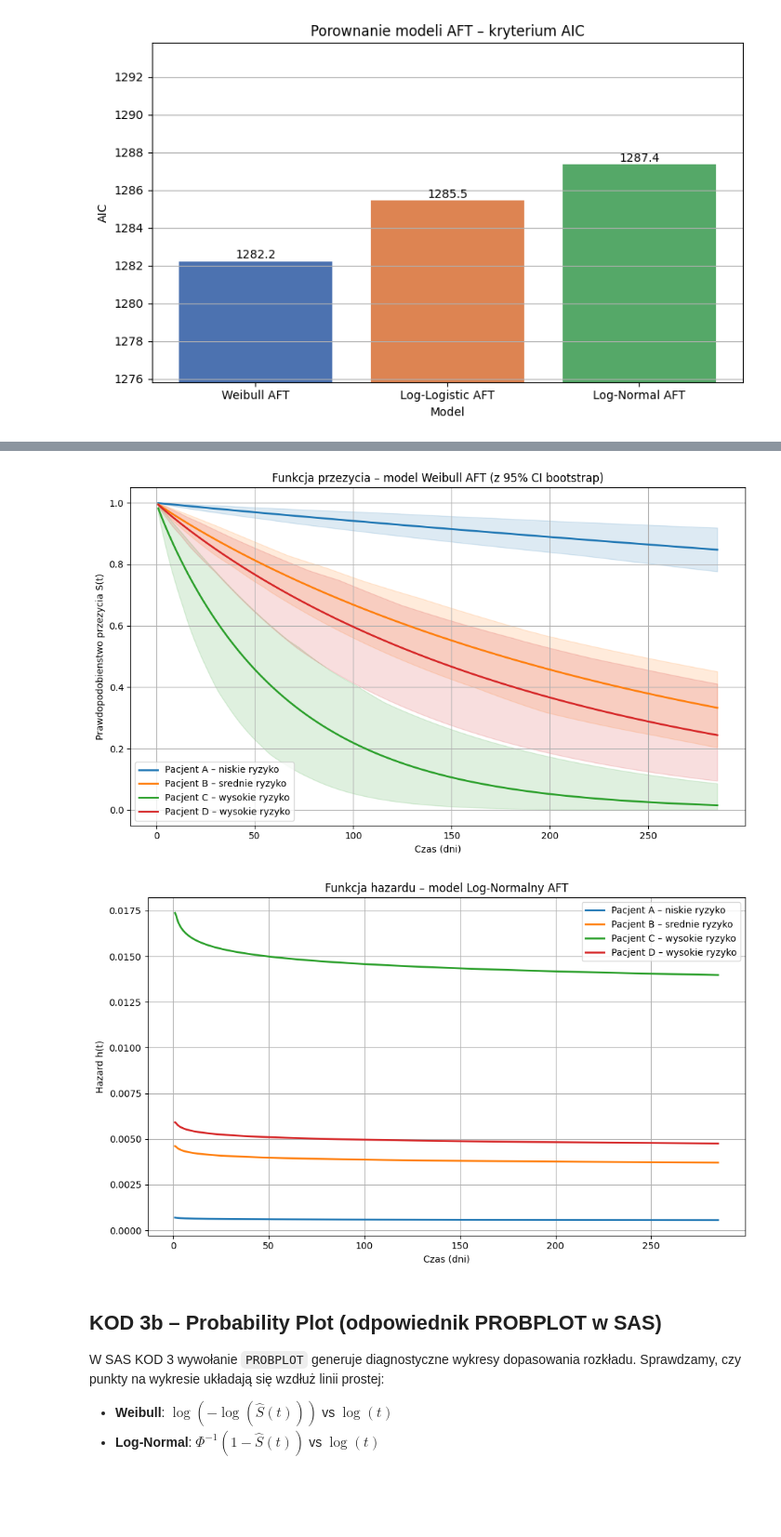
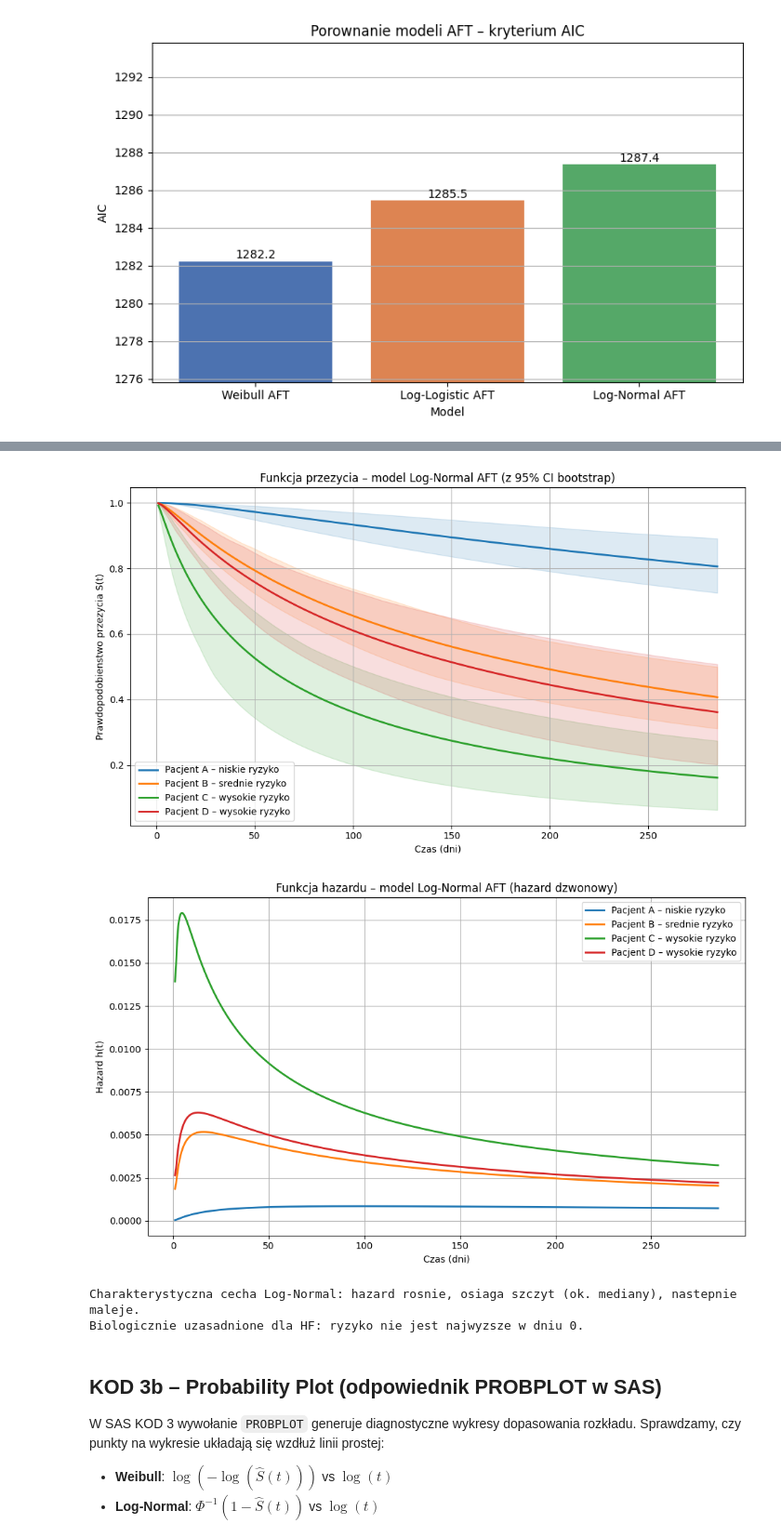
Before and after one commit to Richi9PP/ACT, a Jupyter notebook: Ready_models/hf_analiza_parametryczna.ipynb, the cells around one changed output, grey strips where cells are left out. Shown at 93% size. Cells and saved outputs as stored; diff of their text form; code cells hidden in the pictures; blank space fills up the shorter version.

```diff
--- a/Ready_models/hf_analiza_parametryczna.ipynb
+++ b/Ready_models/hf_analiza_parametryczna.ipynb
@@ -313,32 +323,32 @@ Delta AIC: -5.08  (< 2 => porownywalne dopasowanie)
 # %%
-# Profile pacjentow (zmienne modelu zredukowanego Weibull AFT)
-# Zmienne w modelu finalnym: age, creatinine_phosphokinase,
-#   ejection_fraction, serum_creatinine, anaemia, high_blood_pressure
+# Profile pacjentow (zmienne modelu zredukowanego Log-Normal AFT)
+# Zmienne w modelu finalnym: age, ejection_fraction, serum_creatinine,
+#   serum_sodium, anaemia, high_blood_pressure
 profiles = pd.DataFrame({
-    'anaemia':                  [0,   1,   0,   1],
-    'high_blood_pressure':      [0,   0,   1,   1],
-    'age':                      [55,  65,  75,  55],
-    'creatinine_phosphokinase': [250, 500, 1000, 750],
-    'ejection_fraction':        [45,  30,  20,  25],
-    'serum_creatinine':         [1.0, 1.5, 2.0, 1.2],
+    'anaemia':              [0,    1,    0,    1],
+    'high_blood_pressure':  [0,    0,    1,    1],
+    'age':                  [55,   65,   75,   55],
+    'ejection_fraction':    [45,   30,   20,   25],
+    'serum_creatinine':     [1.0,  1.5,  2.0,  1.2],
+    'serum_sodium':         [138,  136,  134,  135],
 })
 labels = [
-    'Pacjent A \u2013 niskie ryzyko',
-    'Pacjent B \u2013 srednie ryzyko',
-    'Pacjent C \u2013 wysokie ryzyko',
-    'Pacjent D \u2013 wysokie ryzyko'
+    'Pacjent A – niskie ryzyko',
+    'Pacjent B – srednie ryzyko',
+    'Pacjent C – wysokie ryzyko',
+    'Pacjent D – wysokie ryzyko'
 ]
 
 t_grid = np.linspace(1, df['time'].max(), 300)
 colors = ['#1f77b4', '#ff7f0e', '#2ca02c', '#d62728']
 
-# ── Bootstrap 95% CI ───────────────────────────────────────────────────────
+# Bootstrap 95% CI
 N_BOOT = 200
 np.random.seed(42)
 boot_sf = {i: [] for i in range(len(profiles))}
 for _ in range(N_BOOT):
     sample = model_final.sample(frac=1, replace=True).reset_index(drop=True)
-    m = WeibullAFTFitter()
+    m = LogNormalAFTFitter()
     try:
         m.fit(sample, duration_col='time', event_col='DEATH_EVENT')
         for i, (_, row) in enumerate(profiles.iterrows()):
@@ -347,7 +357,7 @@ for _ in range(N_BOOT):
     except Exception:
         pass
 
-# ── Funkcja przezycia z CI ─────────────────────────────────────────────────
+# Funkcja przezycia z CI
 plt.figure(figsize=(10, 6))
 for i, (_, row) in enumerate(profiles.iterrows()):
     sf = aft_final.predict_survival_function(row.to_frame().T, times=t_grid)
@@ -358,38 +368,45 @@ for i, (_, row) in enumerate(profiles.iterrows()):
         lo = np.percentile(arr, 2.5, axis=0)
         hi = np.percentile(arr, 97.5, axis=0)
         plt.fill_between(t_grid, lo, hi, alpha=0.15, color=colors[i])
-plt.title('Funkcja przezycia \u2013 model Weibull AFT (z 95% CI bootstrap)')
+plt.title('Funkcja przezycia – model Log-Normal AFT (z 95% CI bootstrap)')
 plt.xlabel('Czas (dni)')
 plt.ylabel('Prawdopodobienstwo przezycia S(t)')
 plt.legend()
 plt.grid(True)
 plt.tight_layout()
 plt.savefig('hf_aft_survival_profiles.png', dpi=150)
 plt.show()
 
-# ── Funkcja hazardu ────────────────────────────────────────────────────────
+# Funkcja hazardu - ksztalt dzwonowy (cecha charakterystyczna Log-Normal)
+# h(t) = -d/dt[log S(t)] - aproksymacja numeryczna
+# Log-Normal: h(t) rosnie do maksimum okolo mediany, nastepnie maleje
 t_values = np.linspace(1, df['time'].max(), 500)
 
 def compute_hazard(model, profile, t_vals):
     sf = model.predict_survival_function(profile, times=t_vals)
     S = np.clip(sf.values.flatten(), 1e-10, 1.0)
     return -np.gradient(np.log(S), t_vals)
 
 plt.figure(figsize=(10, 6))
 for i, (_, row) in enumerate(profiles.iterrows()):
     h = compute_hazard(aft_final, row.to_frame().T, t_values)
     plt.plot(t_values, h, label=labels[i], color=colors[i], linewidth=2)
-plt.title('Funkcja hazardu – model Log-Normalny AFT')
+plt.title('Funkcja hazardu – model Log-Normal AFT (hazard dzwonowy)')
 plt.xlabel('Czas (dni)')
 plt.ylabel('Hazard h(t)')
 plt.legend()
 plt.grid(True)
 plt.tight_layout()
 plt.savefig('hf_aft_hazard_profiles.png', dpi=150)
 plt.show()
+
+print('Charakterystyczna cecha Log-Normal: hazard rosnie, osiaga szczyt (ok. mediany), nastepnie maleje.')
+print('Biologicznie uzasadnione dla HF: ryzyko nie jest najwyzsze w dniu 0.')
 # %% [output]
-[figure, old version]
+[figure, new version]
-[figure, old version]
+[figure, new version]
+Charakterystyczna cecha Log-Normal: hazard rosnie, osiaga szczyt (ok. mediany), nastepnie maleje.
+Biologicznie uzasadnione dla HF: ryzyko nie jest najwyzsze w dniu 0.
 # %% [markdown]
 ## KOD 3b – Probability Plot (odpowiednik PROBPLOT w SAS)
 
```
Also changed, not shown: parts of 10 cells of this notebook, 18 other files.
